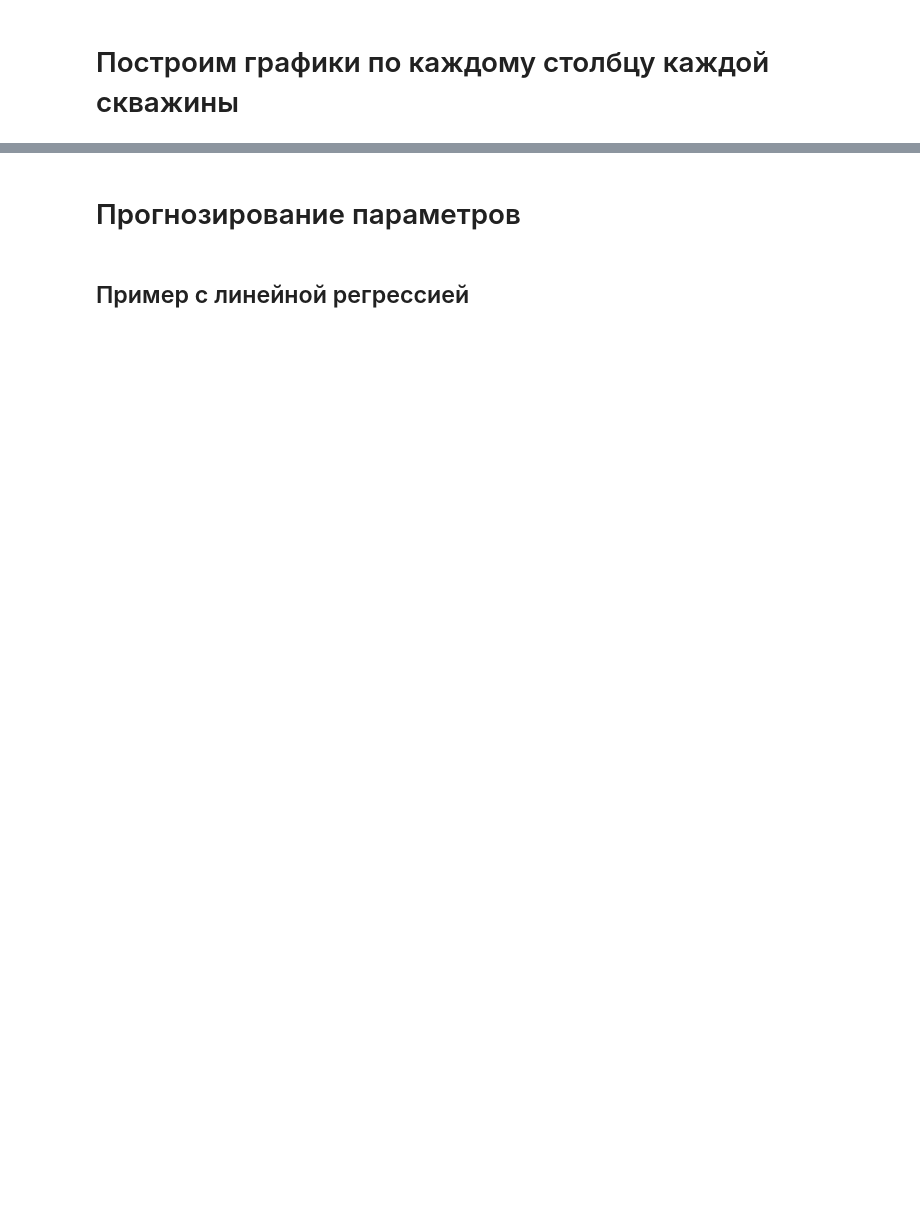
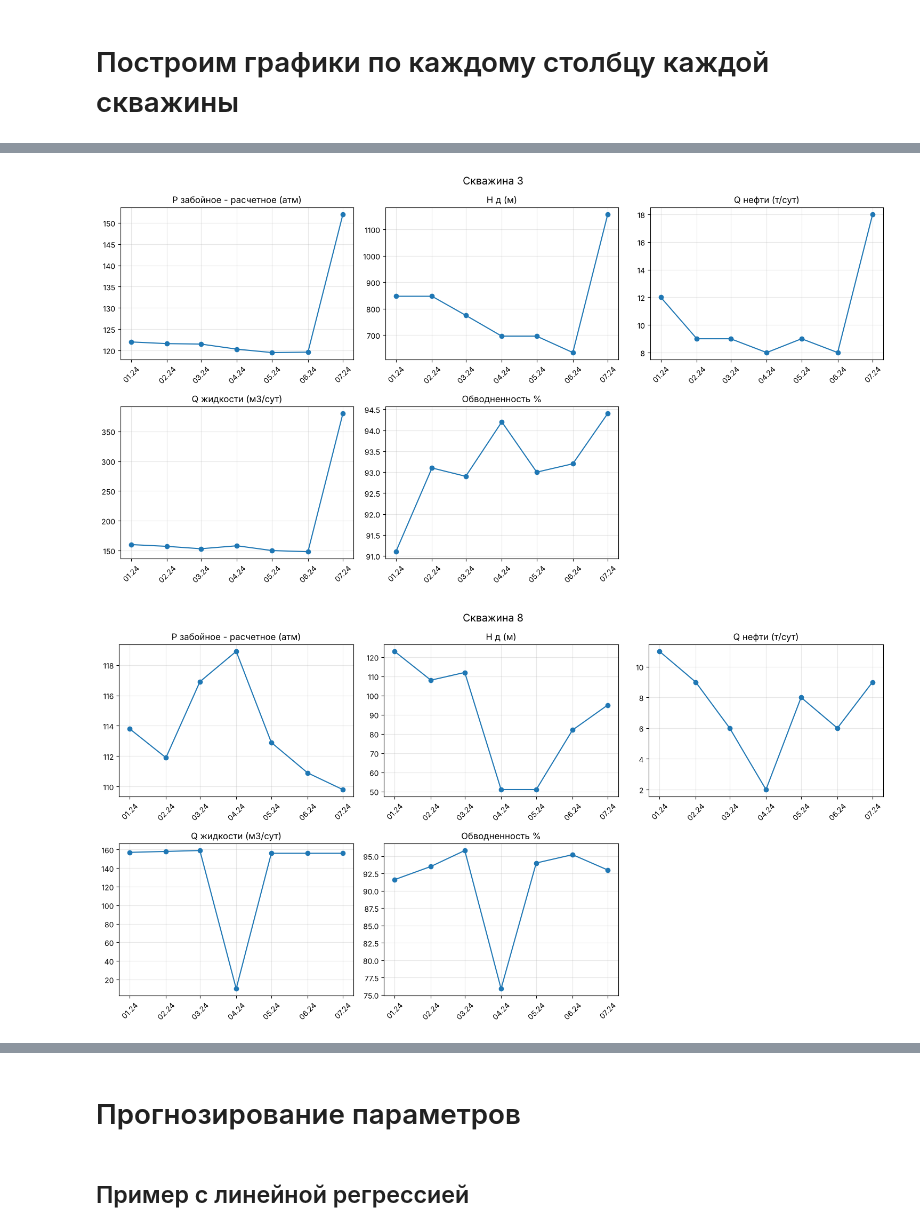
Before and after one commit to UdGin9/ingt_coursework_example, a Jupyter notebook: main.ipynb, the cells around one changed output, grey strips where cells are left out. Saved outputs shown, nothing was run; the diff lists cells and outputs as text; code cells hidden in the pictures; blank space fills up the shorter version.

```diff
--- a/main.ipynb
+++ b/main.ipynb
@@ -8,6 +11,3 @@ import numpy as np
 pd.set_option('display.width', None)
 pd.set_option('display.max_columns', None)
 pd.set_option('display.expand_frame_repr', False)
-# %%
-df = pd.read_excel('alak_example.xlsx')
-print(df)
@@ -161,22 +142,0 @@ for col in columns_to_plot:
-# %%
-# список столбцов для построения графиков
-columns_to_plot = [
-    'P забойное - расчетное (атм)',
-    'Н д (м)',
-    'Q нефти (т/сут)',
-    'Q жидкости (м3/сут)',
-    'Обводненность %'
-]
-
-print(df_18)
-
-for col in columns_to_plot:
-    plt.figure(figsize=(10, 5))
-    plt.plot(df_18['Месяц'], df_18[col], marker='o', linestyle='-', color='blue')
-    plt.title(f'{col} - Скважина 8')
-    plt.ylabel(col)
-    plt.xlabel('Месяц')
-    plt.xticks(rotation=45)
-    plt.grid(True, alpha=0.3)
-    plt.tight_layout()
-    plt.show()
@@ -196,0 +143,23 @@ for col in columns_to_plot:
+# %%
+plt.rcParams['font.size'] = 10
+
+def plot_well(d, well):
+    """Графики всех параметров одной скважины на одной фигуре."""
+    fig, axes = plt.subplots(2, 3, figsize=(15, 8))
+    axes = axes.ravel()
+    for ax, col in zip(axes, NUM_COLS):
+        ax.plot(d['Дата'], d[col], marker='o', linestyle='-', color='tab:blue')
+        ax.set_title(col)
+        ax.grid(True, alpha=0.3)
+        ax.xaxis.set_major_formatter(mdates.DateFormatter('%m.%y'))
+        ax.tick_params(axis='x', rotation=45)
+    axes[-1].axis('off')  # шестая ячейка не нужна
+    fig.suptitle(f'Скважина {well}', fontsize=14)
+    fig.tight_layout()
+    plt.show()
+
+for w, d in wells.items():
+    plot_well(d, w)
+# %% [output]
+[figure, added]
+[figure, added]
```
Also changed, not shown: parts of 34 cells of this notebook, 3 other files.
